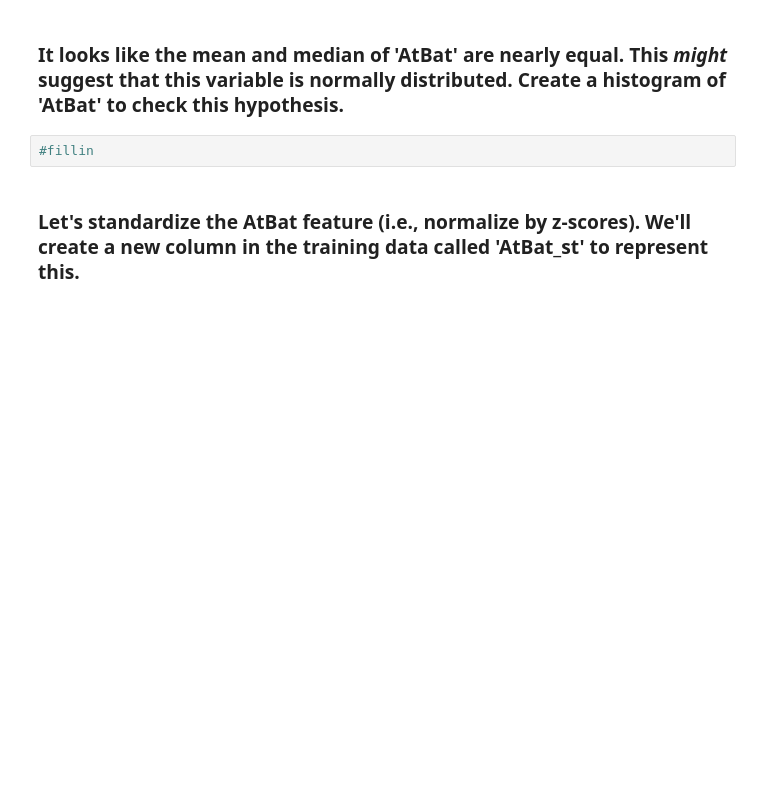
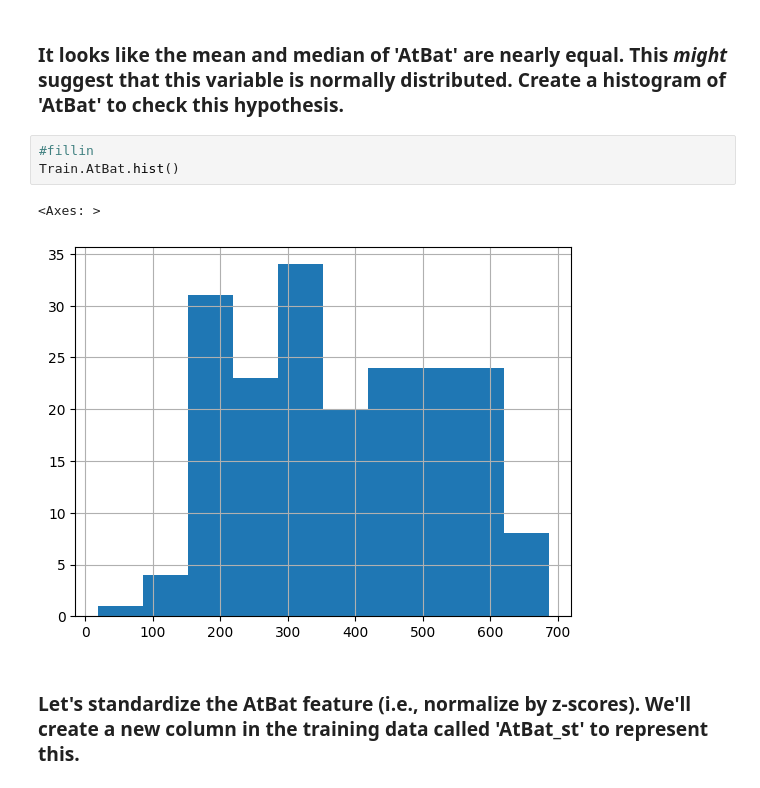
Before and after one commit to benjaminrdeutsch/cse2600, a Jupyter notebook: mod03_eda.ipynb, the cells around one changed output. Drawn from its saved outputs; the diff is of its cells as text; blank space fills up the shorter version.

```diff
--- a/mod03_eda.ipynb
+++ b/mod03_eda.ipynb
@@ -70,6 +107,10 @@ for j in range(len(subset.columns)):
 ### It looks like the mean and median of 'AtBat' are nearly equal. This _might_ suggest that this variable is normally distributed. Create a histogram of 'AtBat' to check this hypothesis.
 # %%
 #fillin
+Train.AtBat.hist()
+# %% [output]
+<Axes: >
+[figure, added]
 # %% [markdown]
 ### Let's standardize the AtBat feature (i.e., normalize by z-scores). We'll create a new column in the training data called 'AtBat_st' to represent this.
 # %%
```
Also changed, not shown: parts of 6 cells of this notebook.
